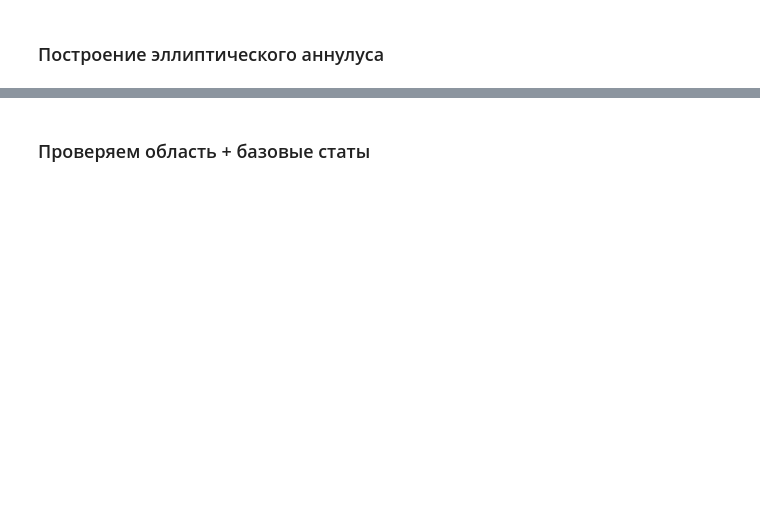
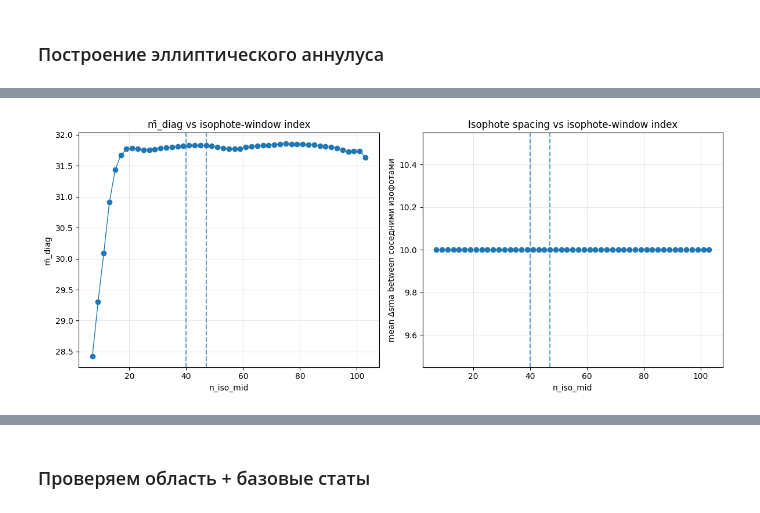
Before and after one commit to Saharochekl/course-work_4-SBF, a Jupyter notebook: code/sbf-1.ipynb, the cells around one changed output, grey strips where cells are left out. Cells and saved outputs as stored; diff of their text form; code cells hidden in the pictures; blank space fills up the shorter version.

```diff
--- a/code/sbf-1.ipynb
+++ b/code/sbf-1.ipynb
@@ -451,8 +466,8 @@ sersic_init = Sersic2D(
 
     # x_0, y_0:
     #   центр НЕ грубый, а твой валидный центр, как ты и сказал.
-    x_0=float(x0),
-    y_0=float(y0),
+    x_0=float(x0_center),
+    y_0=float(y0_center),
 
     # ellip=0.2:
     #   стартовая умеренная эллиптичность.
@@ -581,17 +567,17 @@ print(f"[CENTER] using ({x0:.2f}, {y0:.2f}) [{center_src}]")
 print("building cutout...")
 
 ny, nx = sm.shape
-x1 = max(0, int(x0 - HALF_SIZE))
-x2 = min(nx, int(x0 + HALF_SIZE))
-y1 = max(0, int(y0 - HALF_SIZE))
-y2 = min(ny, int(y0 + HALF_SIZE))
+x1 = max(0, int(x0_center - HALF_SIZE))
+x2 = min(nx, int(x0_center + HALF_SIZE))
+y1 = max(0, int(y0_center - HALF_SIZE))
+y2 = min(ny, int(y0_center + HALF_SIZE))
 
 img_c = sm[y1:y2, x1:x2]
 valid_c = valid150[y1:y2, x1:x2]
 mask_c = premask_src[y1:y2, x1:x2]
 
-x0c = x0 - x1
-y0c = y0 - y1
+x0c = x0_center - x1
+y0c = y0_center - y1
 
 print(f"[CUTOUT] bounds = x[{x1}:{x2}], y[{y1}:{y2}]")
 print(f"[CUTOUT] center in crop = ({x0c:.2f}, {y0c:.2f})")
@@ -677,7 +663,6 @@ if isolist is None:
         isolist = ell.fit_image(
             minsma=minsma,
             maxsma=maxsma,
-            step=10.0,
         )
         print("[ISO] fit_image succeeded: no linear")
     except Exception as e:
@@ -871,2 +938,5 @@ print(f"[OUT] resid → {resid_path}")
 # %% [markdown]
 ### Получаем геометрию из изофот
+# %%
+CLIP_SIGMA_QC = 10 # сигма-клиппинг для обрезания хвостов динамического диапазона
+CLIP_MAXIT_QC = 5 # максимальное число итераций клиппинга; обычно 5 достаточно для сходимости
@@ -963,0 +1637,46 @@ print(
+# %%
+
+if not rows:
+    raise RuntimeError("[PLOT-ISO] rows is empty")
+
+# Сортируем по положению окна
+rows_plot = sorted(rows, key=lambda r: r["i0"])
+
+# X = середина окна в индексах fitted isophotes
+n_iso_mid = np.array([r["i1"] for r in rows_plot], dtype=float)
+
+# Y1 = диагностический mbar
+mbar_diag = np.array([r["mbar"] for r in rows_plot], dtype=float)
+
+# Y2 = средний зазор между соседними изофотами внутри окна
+dsma_mean_arr = np.array([r["dsma_mean"] for r in rows_plot], dtype=float)
+
+# Для наглядности отметим выбранное окно
+#chosen_mid = 0.5 * (chosen["i0"] + chosen["i1"])
+
+plt.figure(figsize=(12, 5))
+
+# --- График 1: mbar vs n_iso_mid
+plt.subplot(1, 2, 1)
+plt.plot(n_iso_mid, mbar_diag, marker="o", linewidth=1)
+plt.axvline(chosen["i0"], linestyle="--", alpha=0.7)
+plt.axvline(chosen["i1"], linestyle="--", alpha=0.7)
+plt.xlabel("n_iso_mid")
+plt.ylabel("m̄_diag")
+plt.title("m̄_diag vs isophote-window index")
+plt.grid(True, alpha=0.3)
+
+# --- График 2: dsma_mean vs n_iso_mid
+plt.subplot(1, 2, 2)
+plt.plot(n_iso_mid, dsma_mean_arr, marker="o", linewidth=1)
+plt.axvline(chosen["i0"], linestyle="--", alpha=0.7)
+plt.axvline(chosen["i1"], linestyle="--", alpha=0.7)
+plt.xlabel("n_iso_mid")
+plt.ylabel("mean Δsma between соседними изофотами")
+plt.title("Isophote spacing vs isophote-window index")
+plt.grid(True, alpha=0.3)
+
+plt.tight_layout()
+plt.show()
+# %% [output]
+[figure, added]
```
Also changed, not shown: parts of 44 cells of this notebook.
